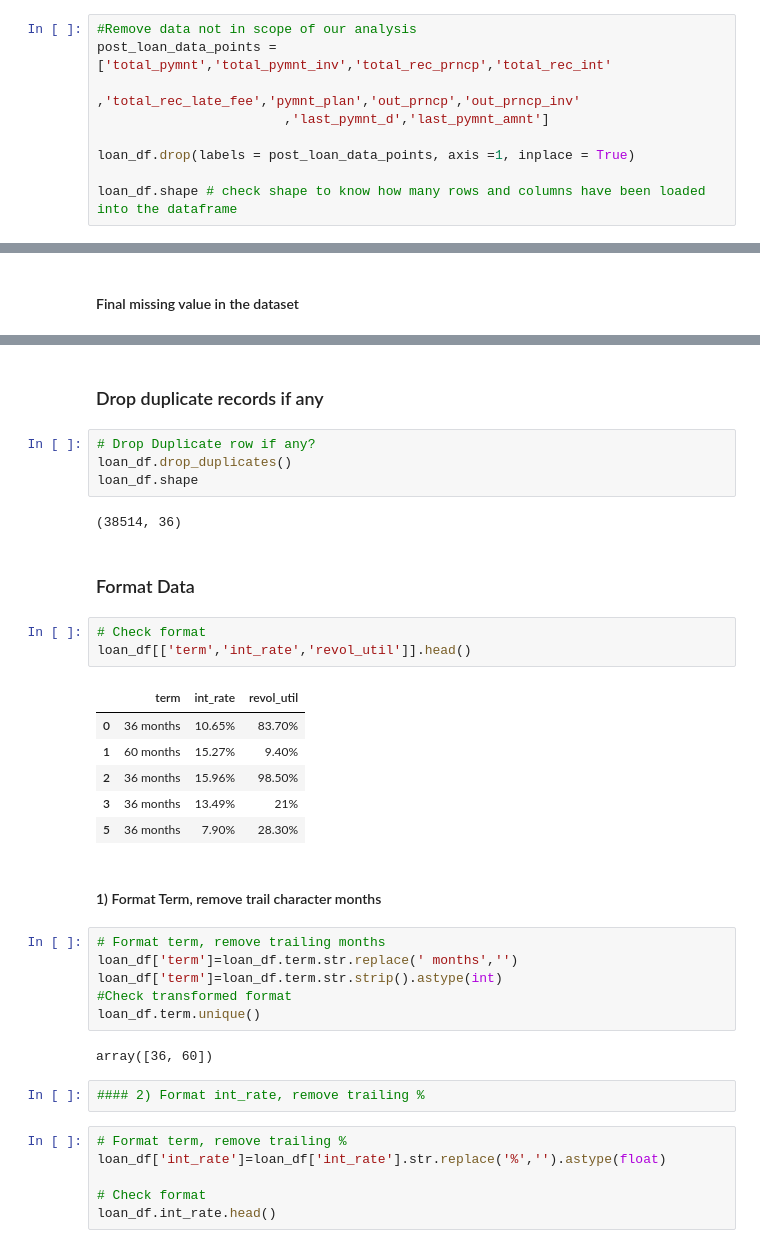
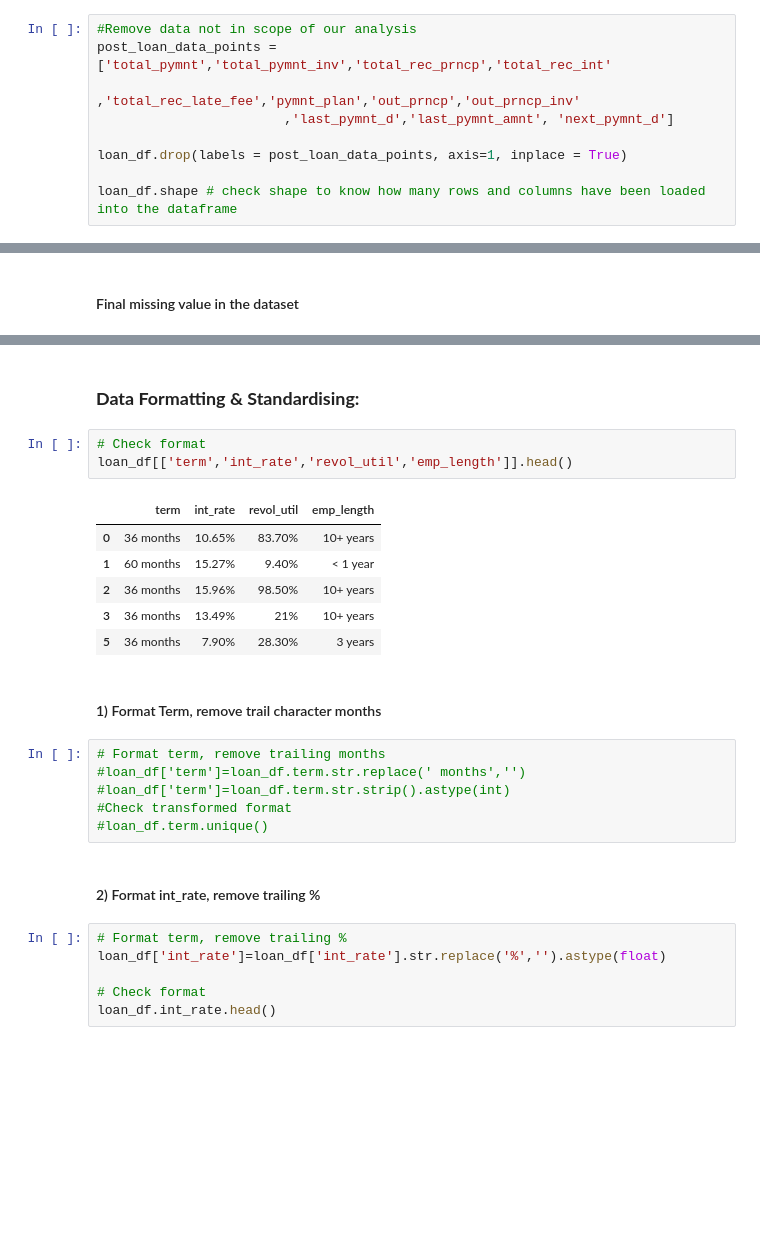
Before and after one commit to udaykadavi/LendingClubCaseStudy, a Jupyter notebook: EDA_UA.ipynb, the cells around one changed output, grey strips where cells are left out. Drawn from its saved outputs; the diff is of its cells as text; blank space fills up the shorter version.

Commit message:
updated chart formats and made changes in markdown

```diff
--- a/EDA_UA.ipynb
+++ b/EDA_UA.ipynb
@@ -44,9 +65,9 @@ Refer to data dictionary to decide which columns are needed and which can be rem
 #Remove data not in scope of our analysis
 post_loan_data_points = ['total_pymnt','total_pymnt_inv','total_rec_prncp','total_rec_int'
                          ,'total_rec_late_fee','pymnt_plan','out_prncp','out_prncp_inv'
-                        ,'last_pymnt_d','last_pymnt_amnt']
+                        ,'last_pymnt_d','last_pymnt_amnt', 'next_pymnt_d']
 
-loan_df.drop(labels = post_loan_data_points, axis =1, inplace = True)
+loan_df.drop(labels = post_loan_data_points, axis=1, inplace = True)
 
 loan_df.shape # check shape to know how many rows and columns have been loaded into the dataframe
 # %% [output]
@@ -309,35 +361,25 @@ plt.show()
-# %% [markdown]
-### Drop duplicate records if any
-# %%
-# Drop Duplicate row if any?
-loan_df.drop_duplicates()
-loan_df.shape
-# %% [output]
-(38514, 36)
 # %% [markdown]
-### Format Data
+### **Data Formatting & Standardising:**
 # %%
 # Check format
-loan_df[['term','int_rate','revol_util']].head()
+loan_df[['term','int_rate','revol_util','emp_length']].head()
 # %% [output]
-|  | term | int_rate | revol_util |
-| 0 | 36 months | 10.65% | 83.70% |
-| 1 | 60 months | 15.27% | 9.40% |
-| 2 | 36 months | 15.96% | 98.50% |
-| 3 | 36 months | 13.49% | 21% |
-| 5 | 36 months | 7.90% | 28.30% |
+|  | term | int_rate | revol_util | emp_length |
+| 0 | 36 months | 10.65% | 83.70% | 10+ years |
+| 1 | 60 months | 15.27% | 9.40% | < 1 year |
+| 2 | 36 months | 15.96% | 98.50% | 10+ years |
+| 3 | 36 months | 13.49% | 21% | 10+ years |
+| 5 | 36 months | 7.90% | 28.30% | 3 years |
 # %% [markdown]
 #### 1) Format Term, remove trail character months
 # %%
 # Format term, remove trailing months
-loan_df['term']=loan_df.term.str.replace(' months','')
-loan_df['term']=loan_df.term.str.strip().astype(int)
+#loan_df['term']=loan_df.term.str.replace(' months','')
+#loan_df['term']=loan_df.term.str.strip().astype(int)
 #Check transformed format
-loan_df.term.unique()
+#loan_df.term.unique()
-# %% [output]
-array([36, 60])
-# %%
-#### 2) Format int_rate, remove trailing %
+# %% [markdown]
+#### 2) Format int_rate, remove trailing %
 # %%
 # Format term, remove trailing %
 loan_df['int_rate']=loan_df['int_rate'].str.replace('%','').astype(float)
```
Also changed, not shown: parts of 75 cells of this notebook.
